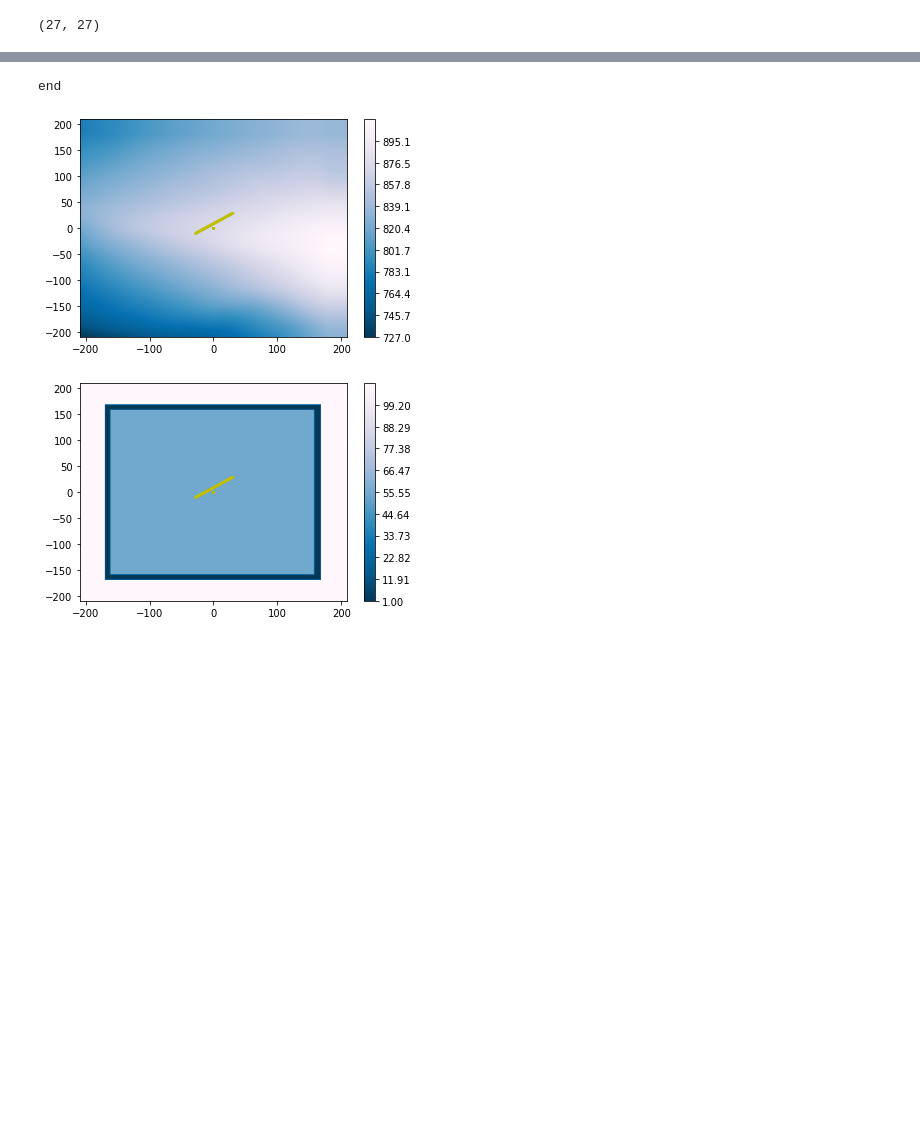
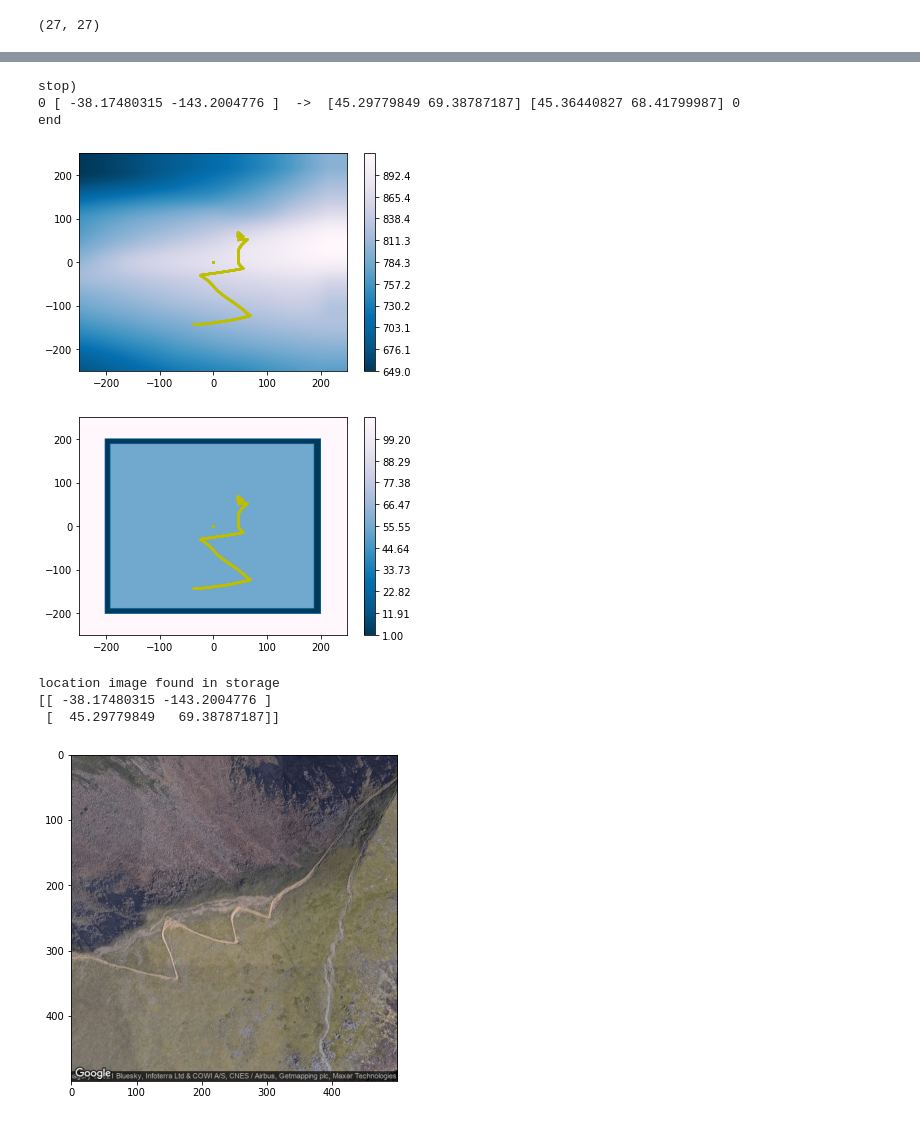
Before and after one commit to Misiek957/ActiveWalkerModelSimulation, a Jupyter notebook: ActiveWalkerModel.ipynb, the cells around one changed output, grey strips where cells are left out. Drawn from its saved outputs; the diff is of its cells as text; code cells hidden in the pictures; blank space fills up the shorter version.

Commit message:
Minimum Viable Product 1
Display of Snowdon path

```diff
--- a/ActiveWalkerModel.ipynb
+++ b/ActiveWalkerModel.ipynb
@@ -384,18 +387,26 @@ for i in range(0,1):
         set_up_walker(np.random.randint(0,len(route)))
         setup_potentials()
         calc_path()
-        # print(i, start," -> ", dest, pos, calc_path()) **********
+        print(i, start," -> ", dest, pos, calc_path())
     update_ground()
     #plot_path()
 print("end")
 # %% [output]
+stop)
+0 [ -38.17480315 -143.2004776 ]  ->  [45.29779849 69.38787187] [45.36440827 68.41799987] 0
 end
-# %%
-plot_path_elev()
-plot_path()
-# %% [output]
-[figure, removed]
-[figure, removed]
+# %%
+plot_path_elev()
+plot_path()
+elevData.map_image_get()
+print(elevData.entryMet)
+# %% [output]
+[figure, added]
+[figure, added]
+location image found in storage
+[[ -38.17480315 -143.2004776 ]
+ [  45.29779849   69.38787187]]
+[figure, added]
 # %%
 for i in range(0,Nx):
     for j in range(0,Ny):
```
Also changed, not shown: parts of 7 cells of this notebook, 1 other file.
